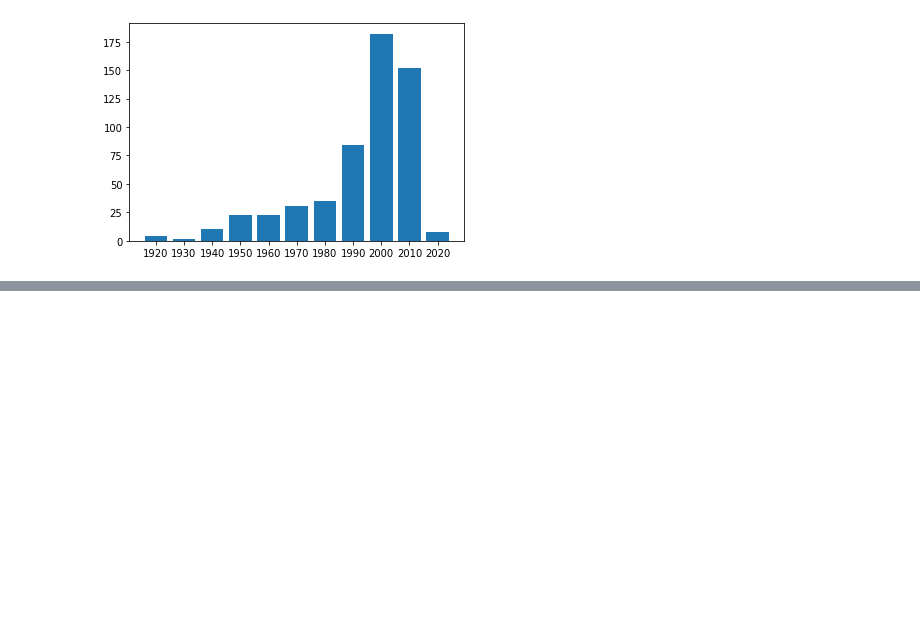
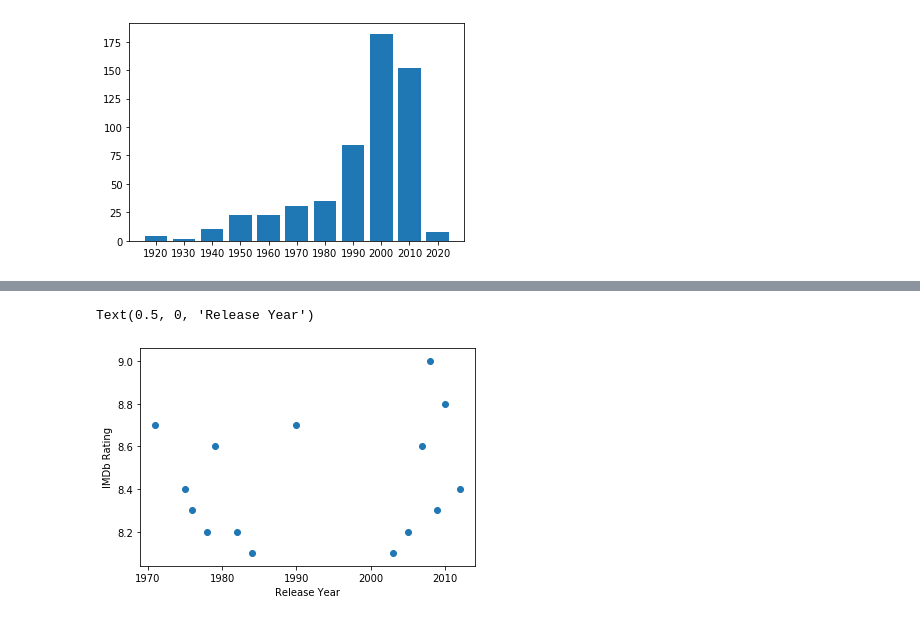
Before and after one commit to trevorguleserian/Project1, a Jupyter notebook: movies_data.ipynb, the cells around one changed output, grey strips where cells are left out. Drawn from its saved outputs; the diff is of its cells as text; code cells hidden in the pictures; blank space fills up the shorter version.

```diff
--- a/dylan_movies.ipynb
+++ b/movies_data.ipynb
@@ -114,0 +147,9 @@ plt.bar(disney_year_df['Decade'],disney_year_df['Year'])
+# %%
+dyear = top_directors['Year']
+drating = top_directors['IMDb']
+plt.scatter(dyear, drating)
+plt.ylabel('IMDb Rating')
+plt.xlabel('Release Year')
+# %% [output]
+Text(0.5, 0, 'Release Year')
+[figure, added]
```
Also changed, not shown: parts of 3 cells of this notebook, 2 other files.
